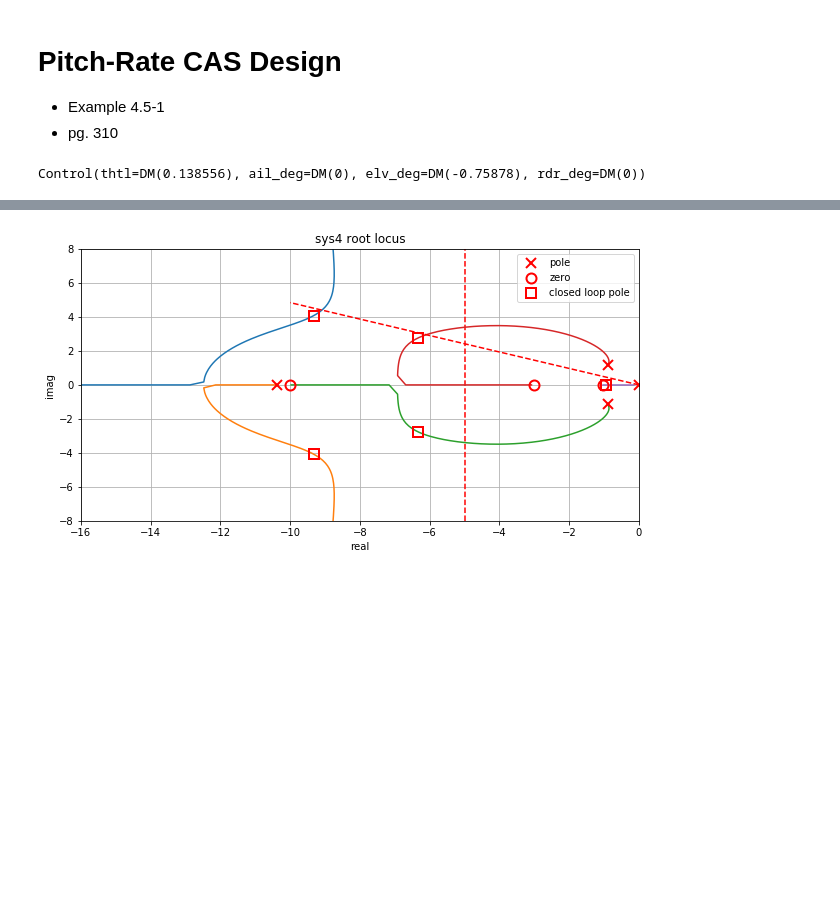
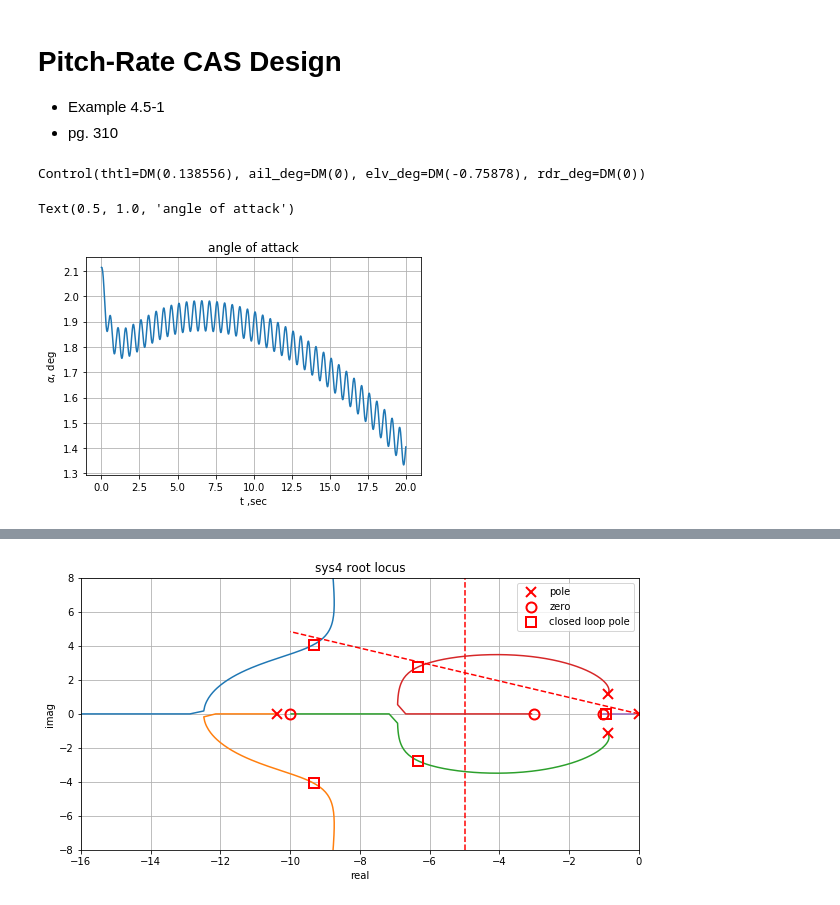
Before and after one commit to jgoppert/aae497-f19, a Jupyter notebook: python/lectures/2-F16-Intro.ipynb, the cells around one changed output, grey strips where cells are left out. Saved outputs shown, nothing was run; the diff lists cells and outputs as text; code cells hidden in the pictures; blank space fills up the shorter version.

```diff
--- a/python/lectures/2-F16-Intro.ipynb
+++ b/python/lectures/2-F16-Intro.ipynb
@@ -20,8 +20,19 @@ p = f16.Parameters()
 x0, u0 = f16.trim(s0=[0, 0, 0, 0, 0, 0], x=f16.State(
     VT=502), p=p,
     phi_dot=0, theta_dot=0, psi_dot=0.0, gam=0)
-# %%
-f_control(1, 1)
-# %% [output]
-Control(thtl=DM(0.138556), ail_deg=DM(0), elv_deg=DM(-0.75878), rdr_deg=DM(0))
+# %%
+f_control = lambda t, x: f16.Control(thtl=u0.thtl, ail_deg=u0.ail_deg, elv_deg=u0.elv_deg + 1*np.sin(2*np.pi*2*t), rdr_deg=u0.rdr_deg)
+f_control(0, x0)
+# %% [output]
+Control(thtl=DM(0.138556), ail_deg=DM(0), elv_deg=DM(-0.75878), rdr_deg=DM(0))
+# %%
+res = f16.simulate(x0, f_control, p, 0, 20, 0.01)
+plt.plot(res['t'], np.rad2deg(res['x'][:, f16.State().name_to_index('alpha')]))
+plt.xlabel('t ,sec')
+plt.ylabel(r'$\alpha$, deg')
+plt.grid()
+plt.title('angle of attack')
+# %% [output]
+Text(0.5, 1.0, 'angle of attack')
+[figure, added]
 # %%
```
Also changed, not shown: parts of 1 cell of this notebook.
